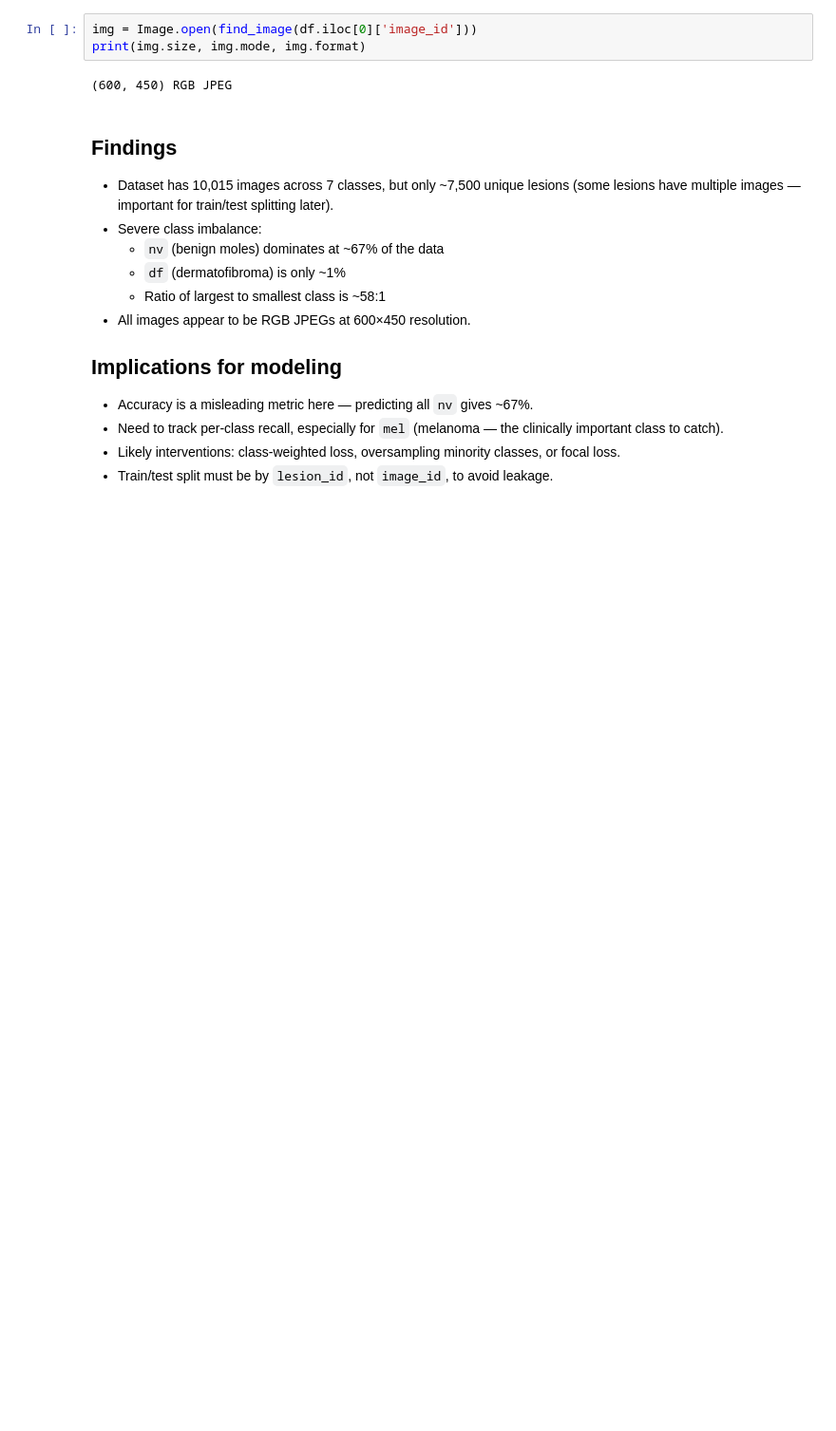
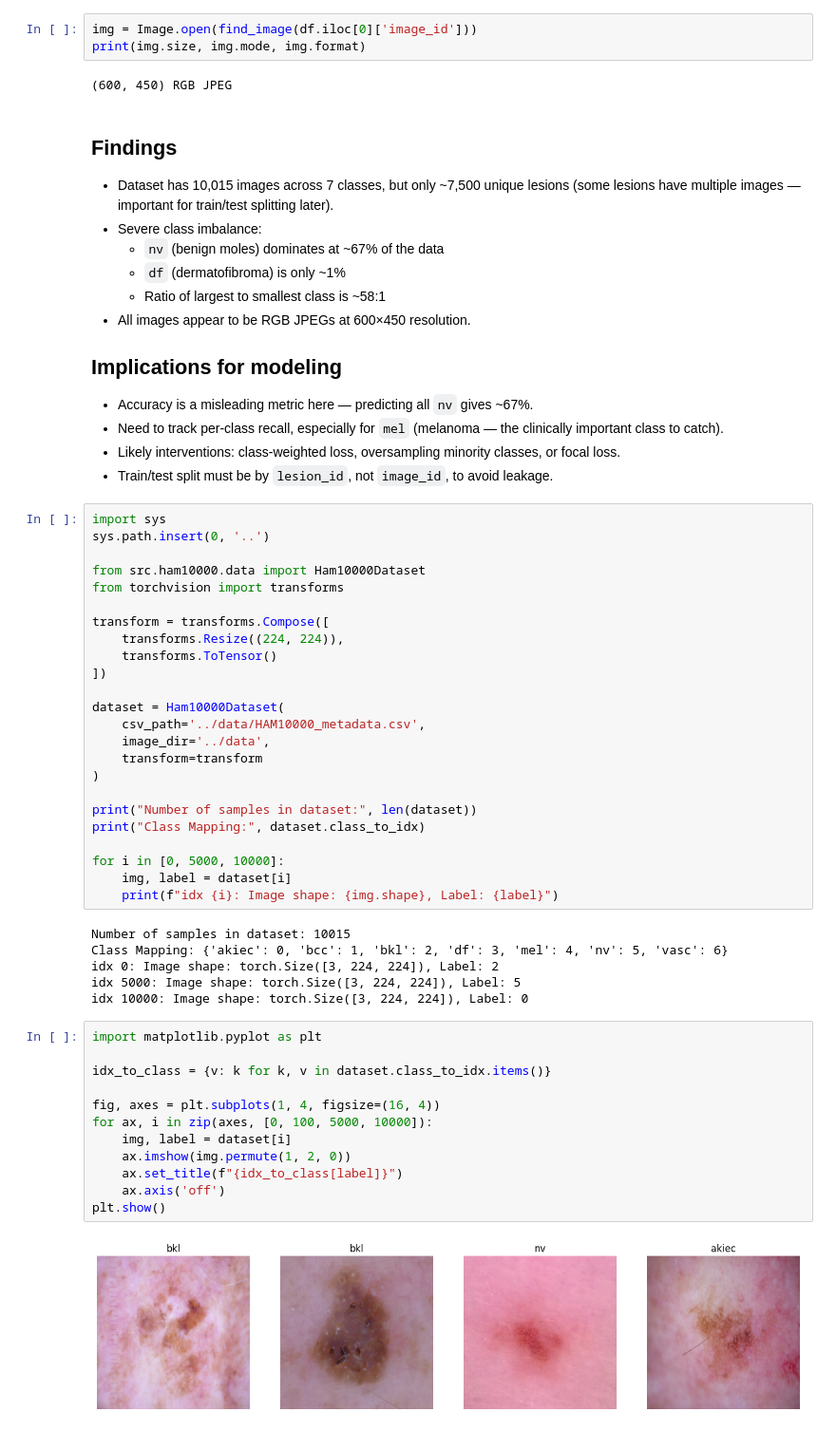
Before and after one commit to sararajabzadeh/ham10000-classifier, a Jupyter notebook: notebooks/exploration.ipynb, the cells around one changed output. Shown at 95% size. Saved outputs shown, nothing was run; the diff lists cells and outputs as text; blank space fills up the shorter version.

```diff
--- a/notebooks/exploration.ipynb
+++ b/notebooks/exploration.ipynb
@@ -105,3 +105,47 @@ print(img.size, img.mode, img.format)
 - Likely interventions: class-weighted loss, oversampling minority classes,
   or focal loss.
 - Train/test split must be by `lesion_id`, not `image_id`, to avoid leakage.
+# %%
+import sys
+sys.path.insert(0, '..')
+
+from src.ham10000.data import Ham10000Dataset
+from torchvision import transforms
+
+transform = transforms.Compose([
+    transforms.Resize((224, 224)),
+    transforms.ToTensor()
+])
+
+dataset = Ham10000Dataset(
+    csv_path='../data/HAM10000_metadata.csv',
+    image_dir='../data',
+    transform=transform
+)
+
+print("Number of samples in dataset:", len(dataset))
+print("Class Mapping:", dataset.class_to_idx)
+
+for i in [0, 5000, 10000]:
+    img, label = dataset[i]
+    print(f"idx {i}: Image shape: {img.shape}, Label: {label}")
+# %% [output]
+Number of samples in dataset: 10015
+Class Mapping: {'akiec': 0, 'bcc': 1, 'bkl': 2, 'df': 3, 'mel': 4, 'nv': 5, 'vasc': 6}
+idx 0: Image shape: torch.Size([3, 224, 224]), Label: 2
+idx 5000: Image shape: torch.Size([3, 224, 224]), Label: 5
+idx 10000: Image shape: torch.Size([3, 224, 224]), Label: 0
+# %%
+import matplotlib.pyplot as plt
+
+idx_to_class = {v: k for k, v in dataset.class_to_idx.items()}
+
+fig, axes = plt.subplots(1, 4, figsize=(16, 4))
+for ax, i in zip(axes, [0, 100, 5000, 10000]):
+    img, label = dataset[i]
+    ax.imshow(img.permute(1, 2, 0))
+    ax.set_title(f"{idx_to_class[label]}")
+    ax.axis('off')
+plt.show()
+# %% [output]
+[figure, added]
```
Also changed, not shown: 1 other file.
